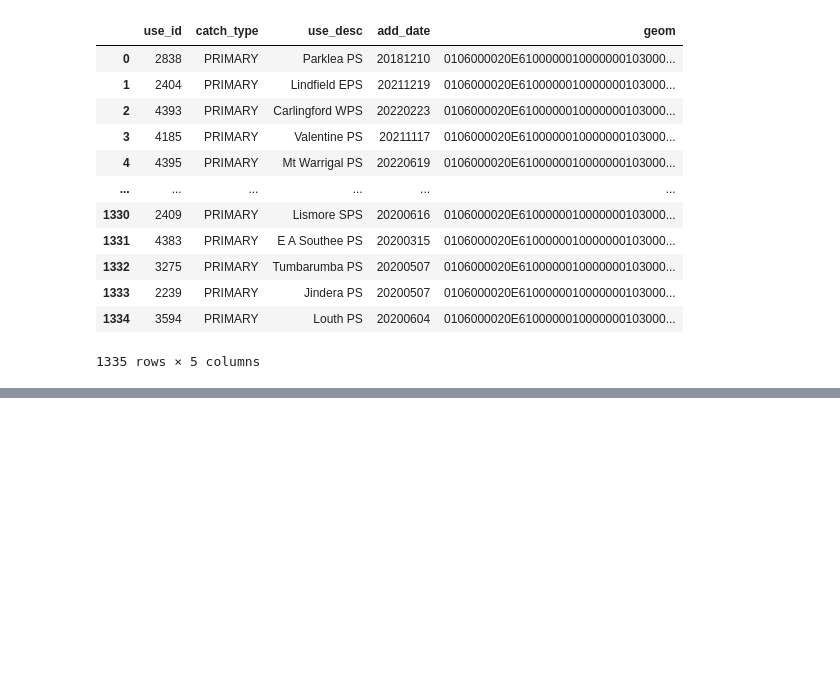
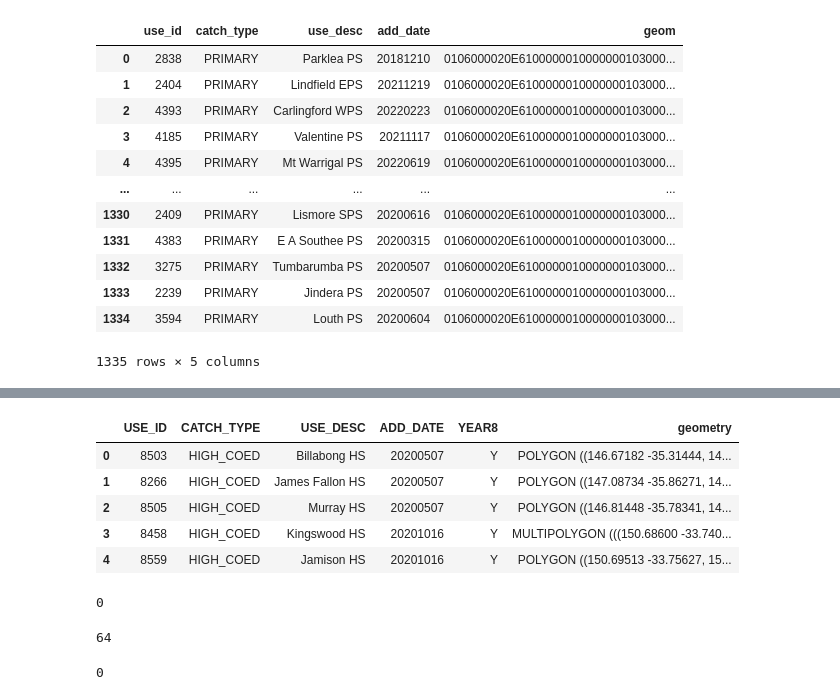
Before and after one commit to joshuahallam127/DATA2901_Assign, a Jupyter notebook: main.ipynb, the cells around one changed output, grey strips where cells are left out. Cells and saved outputs as stored; diff of their text form; code cells hidden in the pictures; blank space fills up the shorter version.

```diff
--- a/main.ipynb
+++ b/main.ipynb
@@ -1249,0 +1281,25 @@ query(conn, "SELECT * FROM prim")
+# %%
+secondary = secondary.drop(['KINDERGART', 'YEAR1', 'YEAR2', 'YEAR3', 'YEAR4', 'YEAR5', 'YEAR6', 'YEAR7', 'YEAR9', 'YEAR10', 'YEAR11', 'YEAR12', 'PRIORITY'], axis=1)
+secondary.head()
+# %% [output]
+|  | USE_ID | CATCH_TYPE | USE_DESC | ADD_DATE | YEAR8 | geometry |
+| 0 | 8503 | HIGH_COED | Billabong HS | 20200507 | Y | POLYGON ((146.67182 -35.31444, 14... |
+| 1 | 8266 | HIGH_COED | James Fallon HS | 20200507 | Y | POLYGON ((147.08734 -35.86271, 14... |
+| 2 | 8505 | HIGH_COED | Murray HS | 20200507 | Y | POLYGON ((146.81448 -35.78341, 14... |
+| 3 | 8458 | HIGH_COED | Kingswood HS | 20201016 | Y | MULTIPOLYGON (((150.68600 -33.740... |
+| 4 | 8559 | HIGH_COED | Jamison HS | 20201016 | Y | POLYGON ((150.69513 -33.75627, 15... |
+# %%
+secondary['USE_ID'] = pd.to_numeric(secondary['USE_ID'], errors='coerce')
+secondary['USE_ID'].isnull().sum()
+# %% [output]
+0
+# %%
+secondary['ADD_DATE'] = pd.to_numeric(secondary['ADD_DATE'], errors='coerce')
+secondary['ADD_DATE'].isnull().sum()
+# %% [output]
+64
+# %%
+secondary = secondary.dropna(subset=['ADD_DATE'])
+secondary['ADD_DATE'].isnull().sum()
+# %% [output]
+0
```
Also changed, not shown: parts of 24 cells of this notebook, 1 other file.
